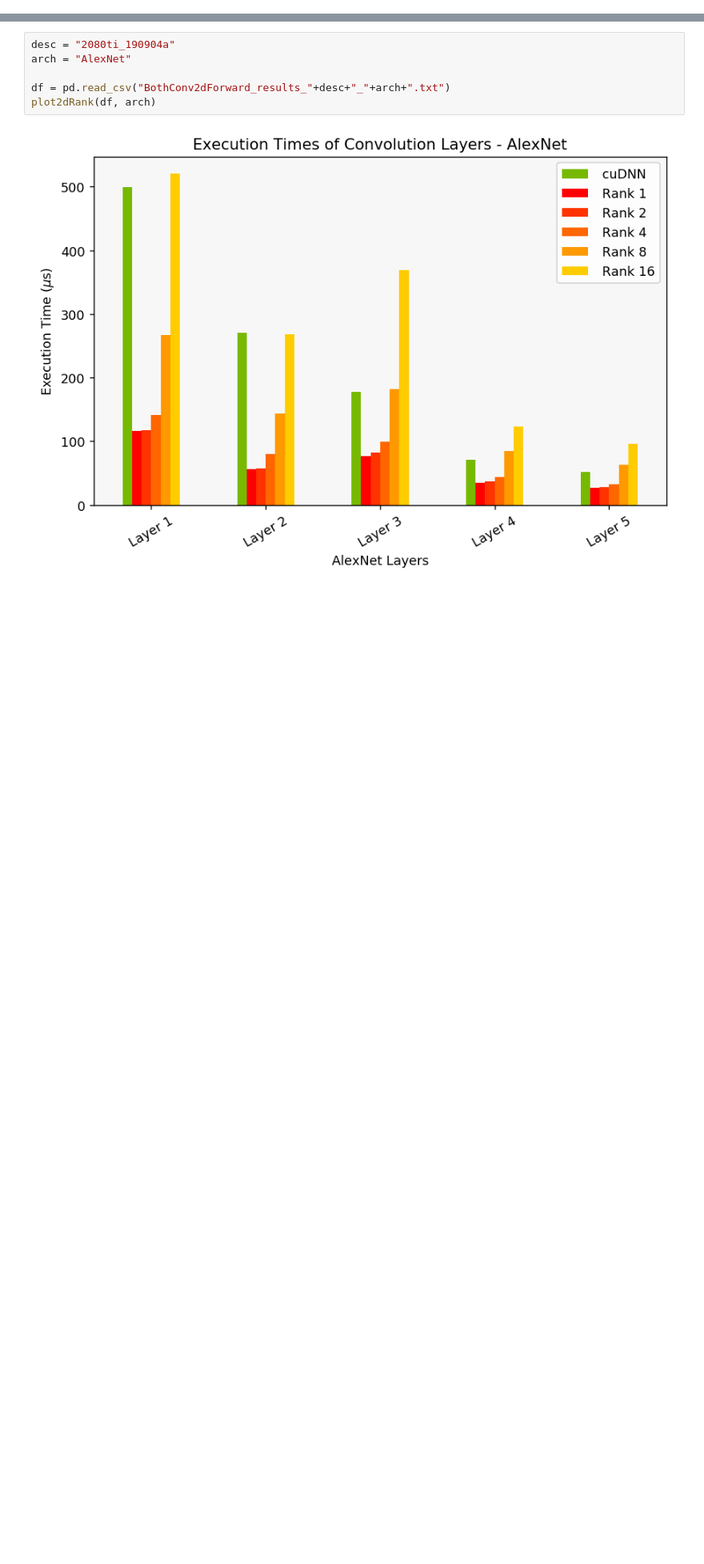
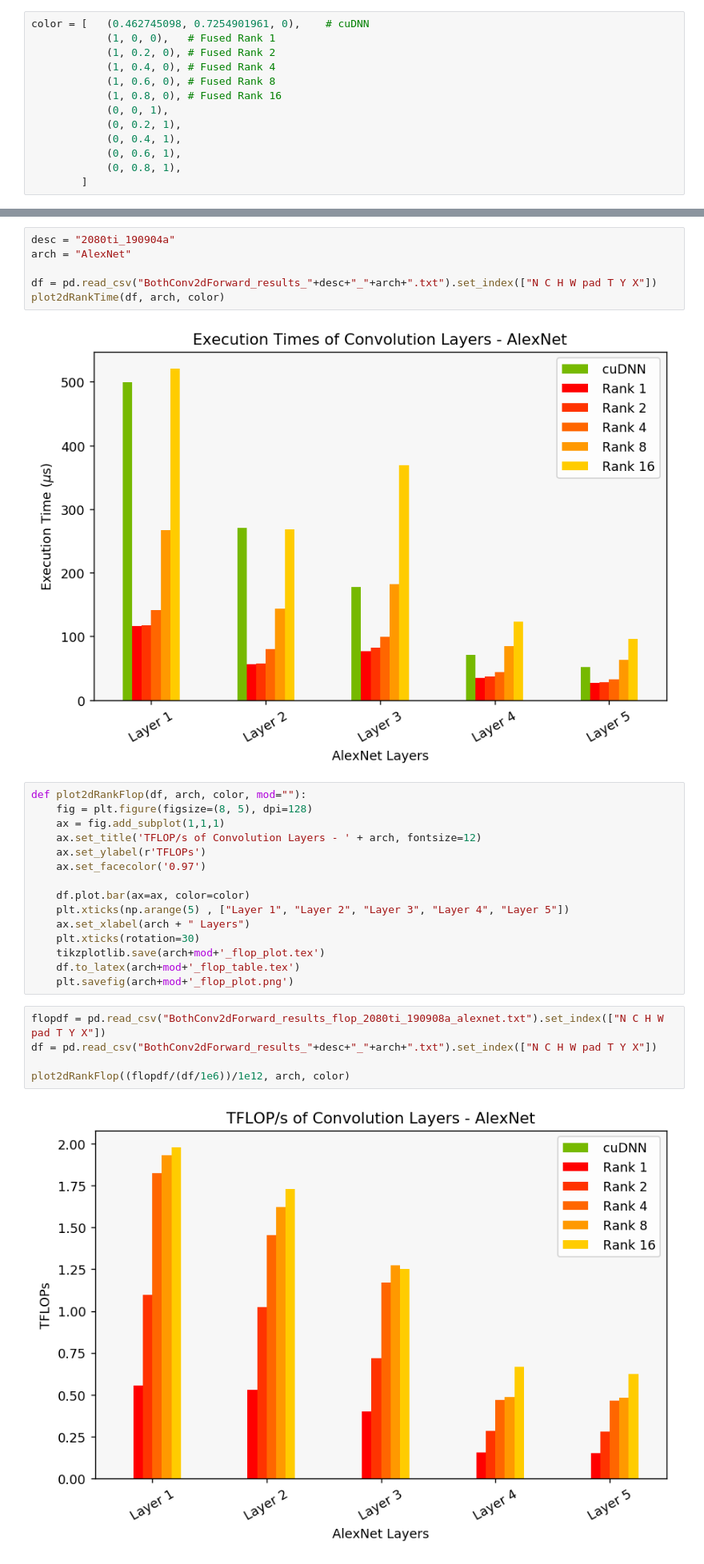
Before and after one commit to Areustle/ParallelTNNLayers, a Jupyter notebook: Cuda_kernels/results/Benchmark plots RTX2080Ti 20190904.ipynb, the cells around one changed output, grey strips where cells are left out. Shown at 80% size. Saved outputs shown, nothing was run; the diff lists cells and outputs as text; blank space fills up the shorter version.

Commit message:
results text files

```diff
--- a/Cuda_kernels/results/Benchmark plots RTX2080Ti 20190904.ipynb
+++ b/Cuda_kernels/results/Benchmark plots RTX2080Ti 20190904.ipynb
@@ -5,4 +5,17 @@ import pandas as pd
 import matplotlib.pyplot as plt
 import tikzplotlib
 import numpy as np
+# %%
+color = [   (0.462745098, 0.7254901961, 0),    # cuDNN
+            (1, 0, 0),   # Fused Rank 1
+            (1, 0.2, 0), # Fused Rank 2
+            (1, 0.4, 0), # Fused Rank 4
+            (1, 0.6, 0), # Fused Rank 8
+            (1, 0.8, 0), # Fused Rank 16
+            (0, 0, 1),
+            (0, 0.2, 1),
+            (0, 0.4, 1),
+            (0, 0.6, 1),
+            (0, 0.8, 1),
+        ]
 # %%
@@ -31,7 +37,29 @@ def plot2dRank(df, arch):
 desc = "2080ti_190904a"
 arch = "AlexNet"
 
-df = pd.read_csv("BothConv2dForward_results_"+desc+"_"+arch+".txt")
-plot2dRank(df, arch)
+df = pd.read_csv("BothConv2dForward_results_"+desc+"_"+arch+".txt").set_index(["N C H W pad T Y X"])
+plot2dRankTime(df, arch, color)
 # %% [output]
 [figure]
+# %%
+def plot2dRankFlop(df, arch, color, mod=""):
+    fig = plt.figure(figsize=(8, 5), dpi=128)
+    ax = fig.add_subplot(1,1,1)
+    ax.set_title('TFLOP/s of Convolution Layers - ' + arch, fontsize=12)
+    ax.set_ylabel(r'TFLOPs')
+    ax.set_facecolor('0.97')
+
+    df.plot.bar(ax=ax, color=color)
+    plt.xticks(np.arange(5) , ["Layer 1", "Layer 2", "Layer 3", "Layer 4", "Layer 5"])
+    ax.set_xlabel(arch + " Layers")
+    plt.xticks(rotation=30)
+    tikzplotlib.save(arch+mod+'_flop_plot.tex')
+    df.to_latex(arch+mod+'_flop_table.tex')
+    plt.savefig(arch+mod+'_flop_plot.png')
+# %%
+flopdf = pd.read_csv("BothConv2dForward_results_flop_2080ti_190908a_alexnet.txt").set_index(["N C H W pad T Y X"])
+df = pd.read_csv("BothConv2dForward_results_"+desc+"_"+arch+".txt").set_index(["N C H W pad T Y X"])
+
+plot2dRankFlop((flopdf/(df/1e6))/1e12, arch, color)
+# %% [output]
+[figure, added]
```
Also changed, not shown: parts of 5 cells of this notebook, 21 other files.
